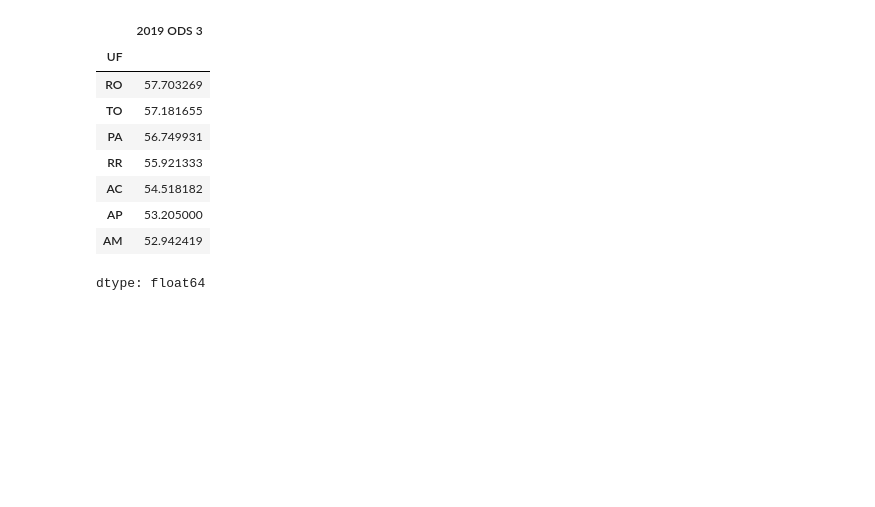
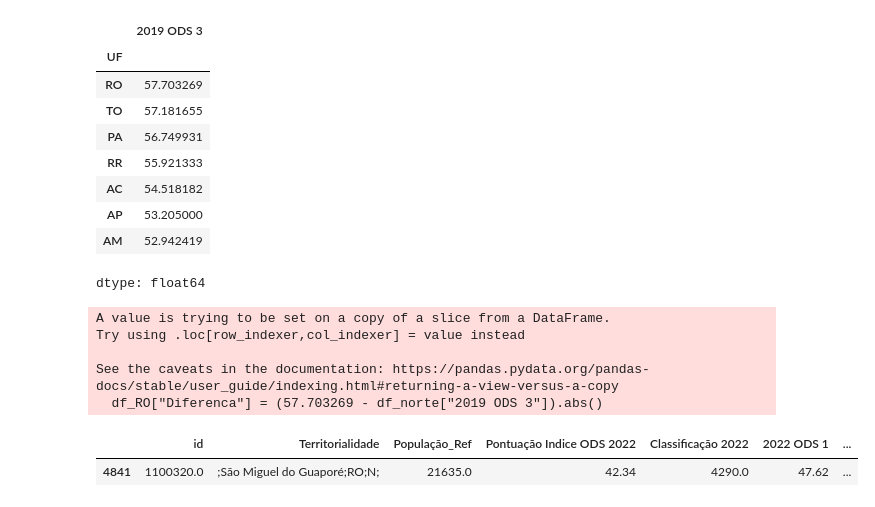
Before and after one commit to feandresilva/exercicios_Pandas, a Jupyter notebook: ODS_dataframe.ipynb, the cells around one changed output. Drawn from its saved outputs; the diff is of its cells as text; code cells hidden in the pictures; blank space fills up the shorter version.

```diff
--- a/ODS_dataframe.ipynb
+++ b/ODS_dataframe.ipynb
@@ -228,3 +228,16 @@ df_norte_media_ODS_3
 | AP | 53.205000 |
 | AM | 52.942419 |
 dtype: float64
+# %%
+#Qual cidade do estado que reponde corretamente o item anterior, que teve o valor da ODS 3 do ano 2019 mais próximo da média do estado?
+df_RO = df_norte[df_norte["UF"]== "RO"]
+df_RO["Diferenca"] = (57.703269 - df_norte["2019 ODS 3"]).abs()
+df_RO.sort_values(by="Diferenca").head(1)
+# %% [output]
+A value is trying to be set on a copy of a slice from a DataFrame.
+Try using .loc[row_indexer,col_indexer] = value instead
+
+See the caveats in the documentation: https://pandas.pydata.org/pandas-docs/stable/user_guide/indexing.html#returning-a-view-versus-a-copy
+  df_RO["Diferenca"] = (57.703269 - df_norte["2019 ODS 3"]).abs()
+|  | id | Territorialidade | População_Ref | Pontuação Indice ODS 2022 | Classificação 2022 | 2022 ODS 1 | ... |
+| 4841 | 1100320.0 | ;São Miguel do Guaporé;RO;N; | 21635.0 | 42.34 | 4290.0 | 47.62 | ... |
```
Also changed, not shown: parts of 1 cell of this notebook.
